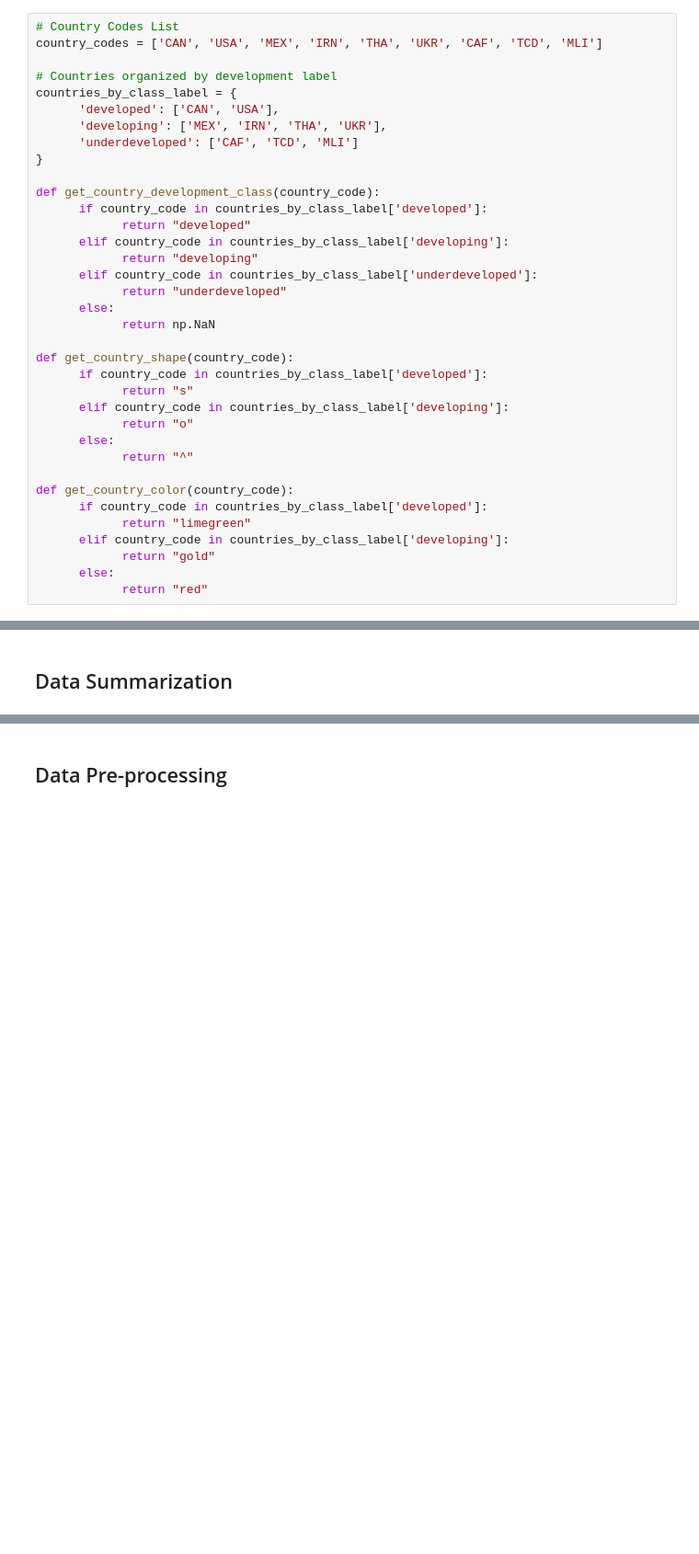
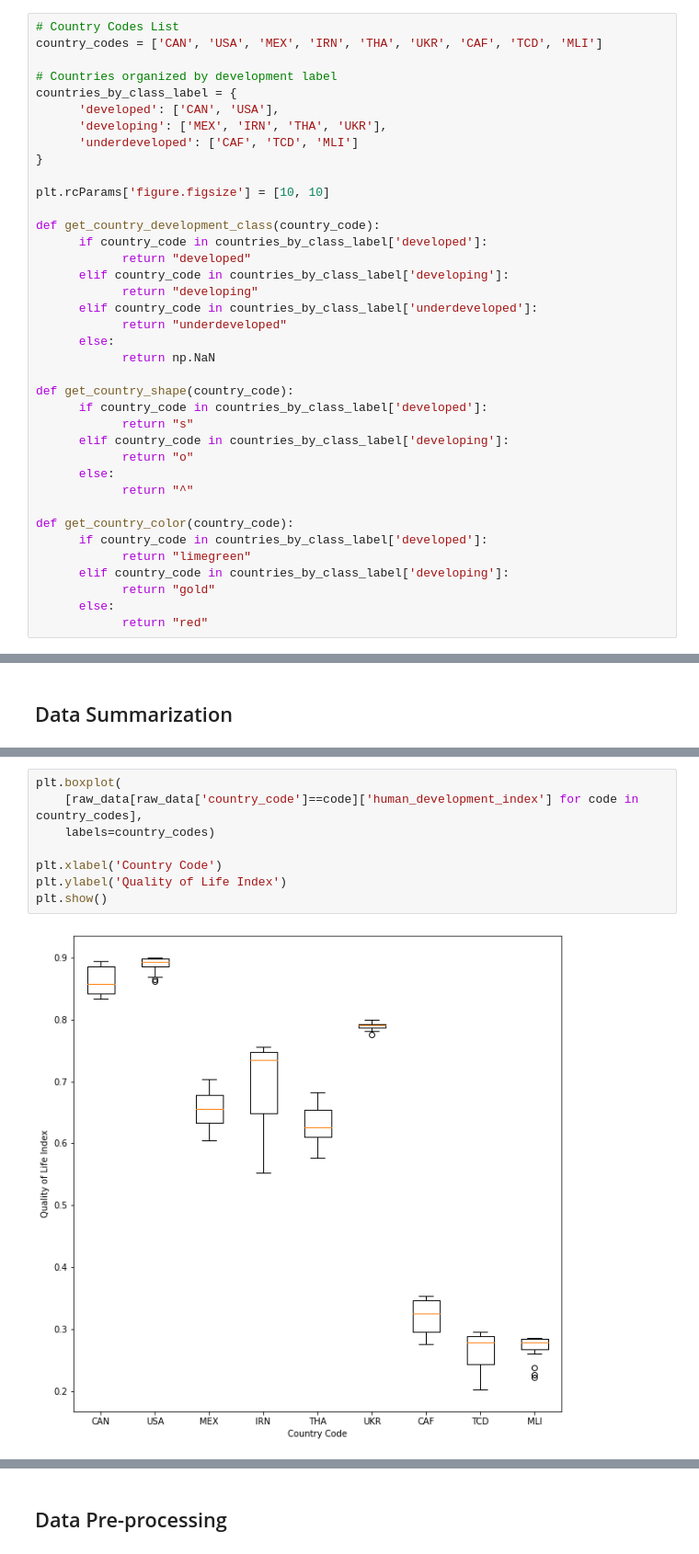
Before and after one commit to BazzaDEV/CSI4142-Project, a Jupyter notebook: Phase4-DataMining.ipynb, the cells around one changed output, grey strips where cells are left out. Shown: that part at 92% size. Saved outputs shown, nothing was run; the diff lists cells and outputs as text; blank space fills up the shorter version.

```diff
--- a/Phase4-DataMining.ipynb
+++ b/Phase4-DataMining.ipynb
@@ -32,6 +32,8 @@ countries_by_class_label = {
       'developing': ['MEX', 'IRN', 'THA', 'UKR'],
       'underdeveloped': ['CAF', 'TCD', 'MLI']
 }
+
+plt.rcParams['figure.figsize'] = [10, 10]
 
 def get_country_development_class(country_code):
       if country_code in countries_by_class_label['developed']:
@@ -89,0 +96,10 @@ raw_data = pd.read_sql_query(query_pull_data, db_engine)
+# %%
+plt.boxplot(
+    [raw_data[raw_data['country_code']==code]['human_development_index'] for code in country_codes],
+    labels=country_codes)
+
+plt.xlabel('Country Code')
+plt.ylabel('Quality of Life Index')
+plt.show()
+# %% [output]
+[figure, added]
```
Also changed, not shown: parts of 12 cells of this notebook.
